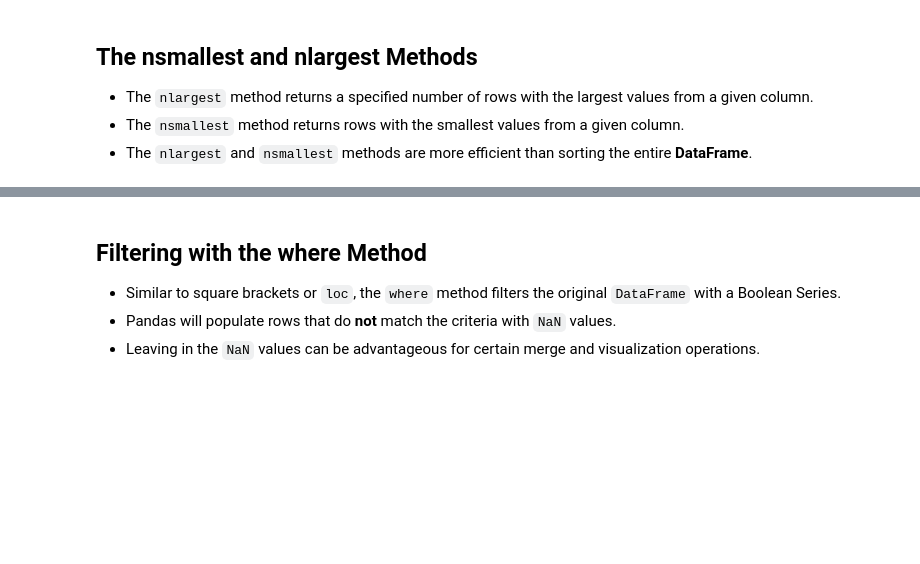
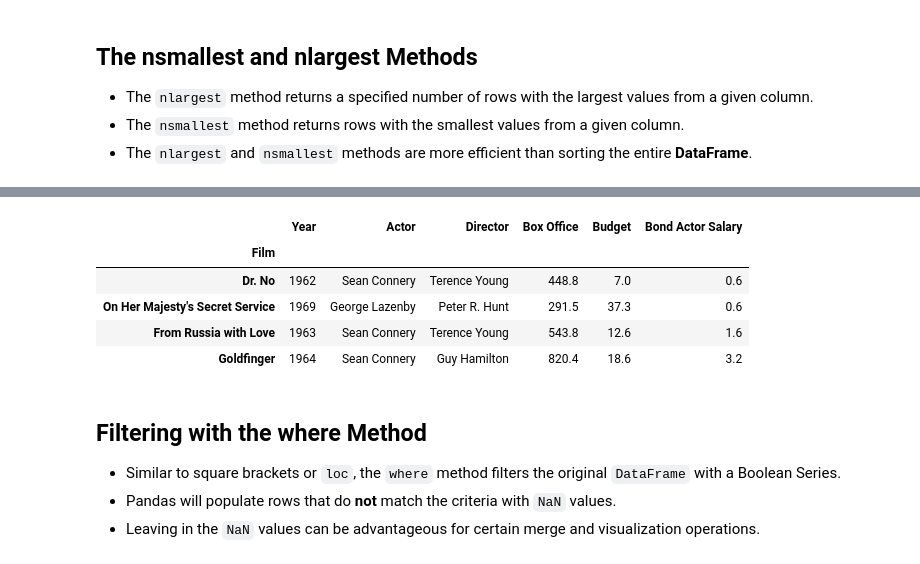
Before and after one commit to kon-mat/DataAnalysis, a Jupyter notebook: Python/Udemy/DataAnalysisWithPandasAndPython/Complete/06 - DataFrames III - Data Extraction.ipynb, the cells around one changed output, grey strips where cells are left out. Cells and saved outputs as stored; diff of their text form; code cells hidden in the pictures; blank space fills up the shorter version.

```diff
--- a/Python/Udemy/DataAnalysisWithPandasAndPython/Complete/06 - DataFrames III - Data Extraction.ipynb
+++ b/Python/Udemy/DataAnalysisWithPandasAndPython/Complete/06 - DataFrames III - Data Extraction.ipynb
@@ -757,3 +810,12 @@ bond.sample(n=2, axis="columns")
+# %%
+bond.nsmallest(n=4, columns="Bond Actor Salary")
+# %% [output]
+|  | Year | Actor | Director | Box Office | Budget | Bond Actor Salary |
+| Film |  |  |  |  |  |  |
+| Dr. No | 1962 | Sean Connery | Terence Young | 448.8 | 7.0 | 0.6 |
+| On Her Majesty's Secret Service | 1969 | George Lazenby | Peter R. Hunt | 291.5 | 37.3 | 0.6 |
+| From Russia with Love | 1963 | Sean Connery | Terence Young | 543.8 | 12.6 | 1.6 |
+| Goldfinger | 1964 | Sean Connery | Guy Hamilton | 820.4 | 18.6 | 3.2 |
 # %% [markdown]
 ## Filtering with the where Method
 - Similar to square brackets or `loc`, the `where` method filters the original `DataFrame` with a Boolean Series.
```
Also changed, not shown: parts of 9 cells of this notebook.
